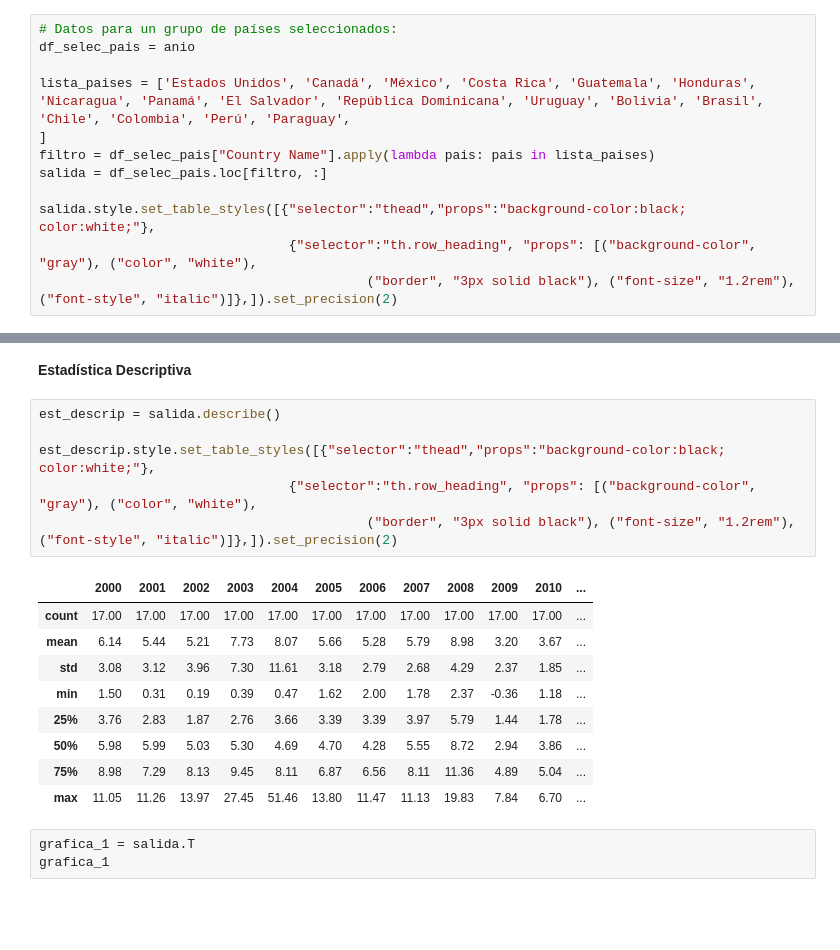
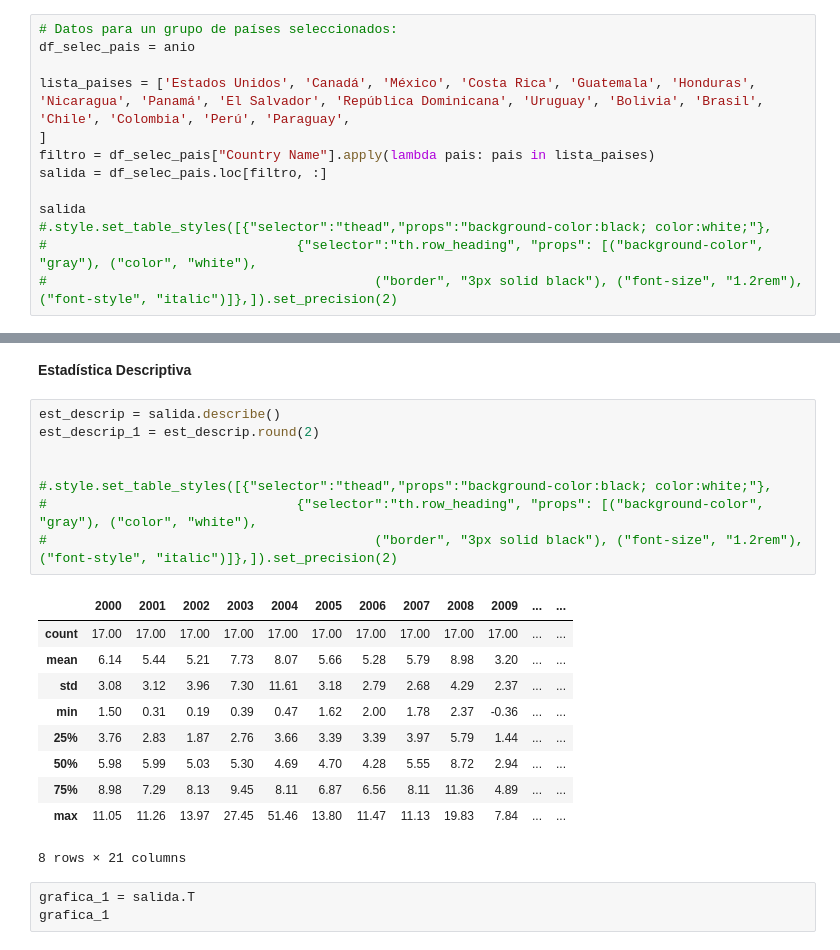
Before and after one commit to PES-BG-2022/proyecto-y-automate-excel-files, a Jupyter notebook: code.ipynb, the cells around one changed output, grey strips where cells are left out. Saved outputs shown, nothing was run; the diff lists cells and outputs as text; blank space fills up the shorter version.

```diff
--- a/code.ipynb
+++ b/code.ipynb
@@ -44,9 +44,10 @@ lista_paises = ['Estados Unidos', 'Canadá', 'México', 'Costa Rica', 'Guatemala
 filtro = df_selec_pais["Country Name"].apply(lambda pais: pais in lista_paises)
 salida = df_selec_pais.loc[filtro, :]
 
-salida.style.set_table_styles([{"selector":"thead","props":"background-color:black; color:white;"},
-                                {"selector":"th.row_heading", "props": [("background-color", "gray"), ("color", "white"),
-                                          ("border", "3px solid black"), ("font-size", "1.2rem"), ("font-style", "italic")]},]).set_precision(2)
+salida
+#.style.set_table_styles([{"selector":"thead","props":"background-color:black; color:white;"},
+#                                {"selector":"th.row_heading", "props": [("background-color", "gray"), ("color", "white"),
+#                                          ("border", "3px solid black"), ("font-size", "1.2rem"), ("font-style", "italic")]},]).set_precision(2)
 # %% [output]
 |  | Country Name | 2000 | 2001 | 2002 | 2003 | 2004 | 2005 | 2006 | 2007 | 2008 | ... |
 | 28 | Bolivia | 4.61 | 1.59 | 0.93 | 3.34 | 4.44 | 5.39 | 4.28 | 8.71 | 14.01 | ... |
@@ -116,20 +118,23 @@ array([[<AxesSubplot:title={'center':'2010'}>]], dtype=object)
 **Estadística Descriptiva**
 # %%
 est_descrip = salida.describe()
+est_descrip_1 = est_descrip.round(2)
 
-est_descrip.style.set_table_styles([{"selector":"thead","props":"background-color:black; color:white;"},
-                                {"selector":"th.row_heading", "props": [("background-color", "gray"), ("color", "white"),
-                                          ("border", "3px solid black"), ("font-size", "1.2rem"), ("font-style", "italic")]},]).set_precision(2)
+
+#.style.set_table_styles([{"selector":"thead","props":"background-color:black; color:white;"},
+#                                {"selector":"th.row_heading", "props": [("background-color", "gray"), ("color", "white"),
+#                                          ("border", "3px solid black"), ("font-size", "1.2rem"), ("font-style", "italic")]},]).set_precision(2)
 # %% [output]
-|  | 2000 | 2001 | 2002 | 2003 | 2004 | 2005 | 2006 | 2007 | 2008 | 2009 | 2010 | ... |
-| count | 17.00 | 17.00 | 17.00 | 17.00 | 17.00 | 17.00 | 17.00 | 17.00 | 17.00 | 17.00 | 17.00 | ... |
-| mean | 6.14 | 5.44 | 5.21 | 7.73 | 8.07 | 5.66 | 5.28 | 5.79 | 8.98 | 3.20 | 3.67 | ... |
-| std | 3.08 | 3.12 | 3.96 | 7.30 | 11.61 | 3.18 | 2.79 | 2.68 | 4.29 | 2.37 | 1.85 | ... |
-| min | 1.50 | 0.31 | 0.19 | 0.39 | 0.47 | 1.62 | 2.00 | 1.78 | 2.37 | -0.36 | 1.18 | ... |
-| 25% | 3.76 | 2.83 | 1.87 | 2.76 | 3.66 | 3.39 | 3.39 | 3.97 | 5.79 | 1.44 | 1.78 | ... |
-| 50% | 5.98 | 5.99 | 5.03 | 5.30 | 4.69 | 4.70 | 4.28 | 5.55 | 8.72 | 2.94 | 3.86 | ... |
-| 75% | 8.98 | 7.29 | 8.13 | 9.45 | 8.11 | 6.87 | 6.56 | 8.11 | 11.36 | 4.89 | 5.04 | ... |
-| max | 11.05 | 11.26 | 13.97 | 27.45 | 51.46 | 13.80 | 11.47 | 11.13 | 19.83 | 7.84 | 6.70 | ... |
+|  | 2000 | 2001 | 2002 | 2003 | 2004 | 2005 | 2006 | 2007 | 2008 | 2009 | ... | ... |
+| count | 17.00 | 17.00 | 17.00 | 17.00 | 17.00 | 17.00 | 17.00 | 17.00 | 17.00 | 17.00 | ... | ... |
+| mean | 6.14 | 5.44 | 5.21 | 7.73 | 8.07 | 5.66 | 5.28 | 5.79 | 8.98 | 3.20 | ... | ... |
+| std | 3.08 | 3.12 | 3.96 | 7.30 | 11.61 | 3.18 | 2.79 | 2.68 | 4.29 | 2.37 | ... | ... |
+| min | 1.50 | 0.31 | 0.19 | 0.39 | 0.47 | 1.62 | 2.00 | 1.78 | 2.37 | -0.36 | ... | ... |
+| 25% | 3.76 | 2.83 | 1.87 | 2.76 | 3.66 | 3.39 | 3.39 | 3.97 | 5.79 | 1.44 | ... | ... |
+| 50% | 5.98 | 5.99 | 5.03 | 5.30 | 4.69 | 4.70 | 4.28 | 5.55 | 8.72 | 2.94 | ... | ... |
+| 75% | 8.98 | 7.29 | 8.13 | 9.45 | 8.11 | 6.87 | 6.56 | 8.11 | 11.36 | 4.89 | ... | ... |
+| max | 11.05 | 11.26 | 13.97 | 27.45 | 51.46 | 13.80 | 11.47 | 11.13 | 19.83 | 7.84 | ... | ... |
+8 rows × 21 columns
 # %%
 grafica_1 = salida.T
 grafica_1
```
Also changed, not shown: parts of 5 cells of this notebook, 1 other file.
